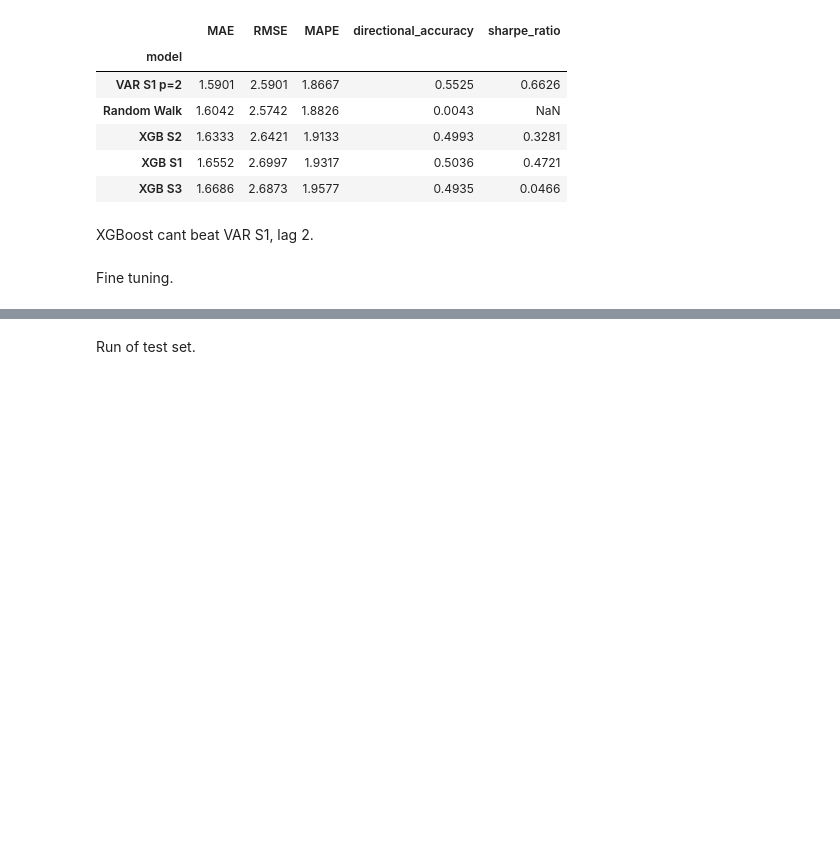
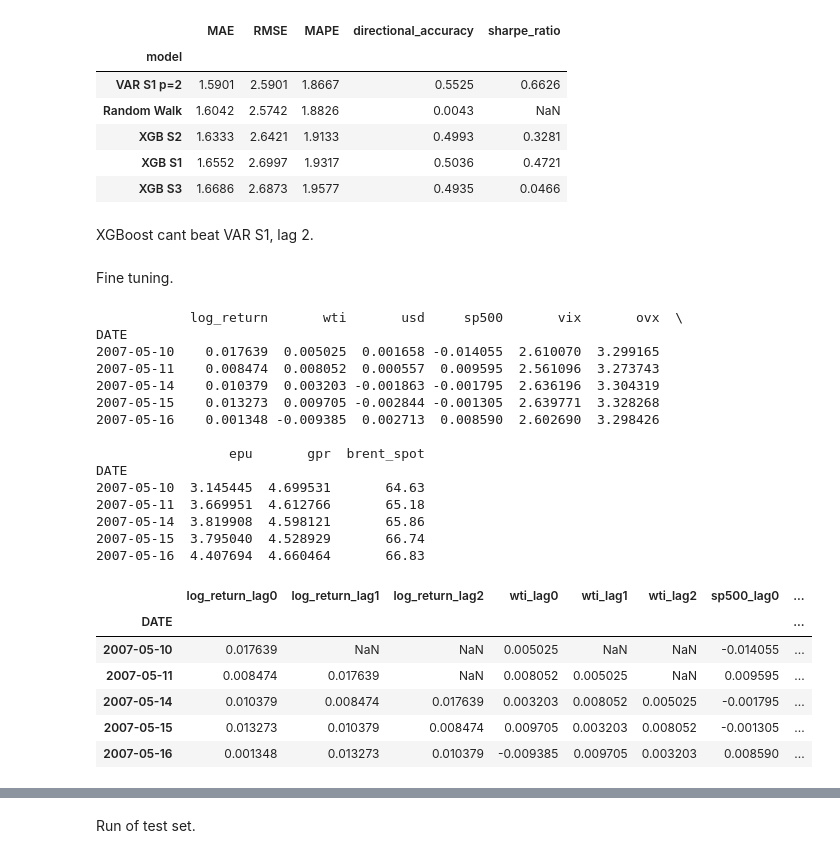
Before and after one commit to airrehn/Sample-Taxed, a Jupyter notebook: notebooks/aa_forecast1.ipynb, the cells around one changed output, grey strips where cells are left out. Saved outputs shown, nothing was run; the diff lists cells and outputs as text; code cells hidden in the pictures; blank space fills up the shorter version.

```diff
--- a/notebooks/aa_forecast1_5.ipynb
+++ b/notebooks/aa_forecast1.ipynb
@@ -524,3 +524,59 @@ compare_models(results)[["MAE", "RMSE", "MAPE", "directional_accuracy", "sharpe_
 XGBoost cant beat VAR S1, lag 2.
 # %% [markdown]
 Fine tuning.
+# %%
+import sys
+sys.path.append("..")
+import itertools
+import numpy as np
+import pandas as pd
+from joblib import Parallel, delayed
+from src.data import load_dataset
+from src.features import make_lag_features
+from src.backtest import walk_forward
+from src.models import random_walk_forecast, historical_mean_forecast, ar1_forecast, var_forecast, xgb_forecast
+from src.metrics import compare_models, dm_table
+
+data = load_dataset()
+
+PRICES = ["brent_spot", "wti", "usd", "sp500"]   # prices -> log returns
+INDICES = ["vix", "ovx", "epu", "gpr"]           # fear/uncertainty indices -> log levels
+
+X = pd.DataFrame(index=data.index)
+for col in PRICES:
+    X[col] = np.log(data[col]).diff()
+for col in INDICES:
+    X[col] = np.log(data[col])
+X = X.dropna()
+
+df_var = X.rename(columns={"brent_spot": "log_return"})
+df_var["brent_spot"] = data["brent_spot"]
+
+feats = make_lag_features(df_var, ["log_return", "wti", "sp500", "usd", "vix"], lags=3)   # S2 variables
+feats["target"] = df_var["log_return"].shift(-1)
+
+print(df_var.head())
+feats.head()
+# %% [output]
+            log_return       wti       usd     sp500       vix       ovx  \
+DATE
+2007-05-10    0.017639  0.005025  0.001658 -0.014055  2.610070  3.299165
+2007-05-11    0.008474  0.008052  0.000557  0.009595  2.561096  3.273743
+2007-05-14    0.010379  0.003203 -0.001863 -0.001795  2.636196  3.304319
+2007-05-15    0.013273  0.009705 -0.002844 -0.001305  2.639771  3.328268
+2007-05-16    0.001348 -0.009385  0.002713  0.008590  2.602690  3.298426
+
+                 epu       gpr  brent_spot
+DATE
+2007-05-10  3.145445  4.699531       64.63
+2007-05-11  3.669951  4.612766       65.18
+2007-05-14  3.819908  4.598121       65.86
+2007-05-15  3.795040  4.528929       66.74
+2007-05-16  4.407694  4.660464       66.83
+|  | log_return_lag0 | log_return_lag1 | log_return_lag2 | wti_lag0 | wti_lag1 | wti_lag2 | sp500_lag0 | ... |
+| DATE |  |  |  |  |  |  |  | ... |
+| 2007-05-10 | 0.017639 | NaN | NaN | 0.005025 | NaN | NaN | -0.014055 | ... |
+| 2007-05-11 | 0.008474 | 0.017639 | NaN | 0.008052 | 0.005025 | NaN | 0.009595 | ... |
+| 2007-05-14 | 0.010379 | 0.008474 | 0.017639 | 0.003203 | 0.008052 | 0.005025 | -0.001795 | ... |
+| 2007-05-15 | 0.013273 | 0.010379 | 0.008474 | 0.009705 | 0.003203 | 0.008052 | -0.001305 | ... |
+| 2007-05-16 | 0.001348 | 0.013273 | 0.010379 | -0.009385 | 0.009705 | 0.003203 | 0.008590 | ... |
```
Also changed, not shown: parts of 7 cells of this notebook, 3 other files.
